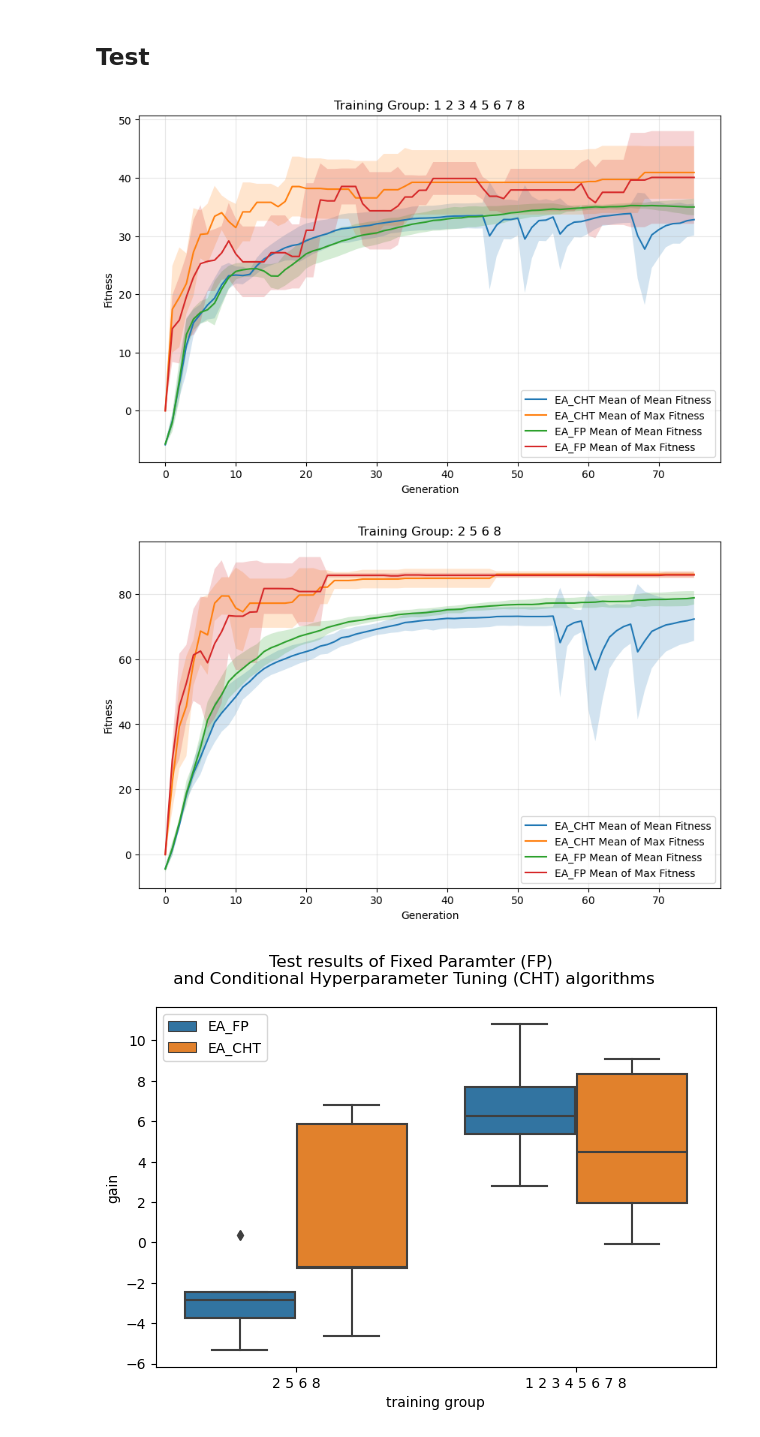
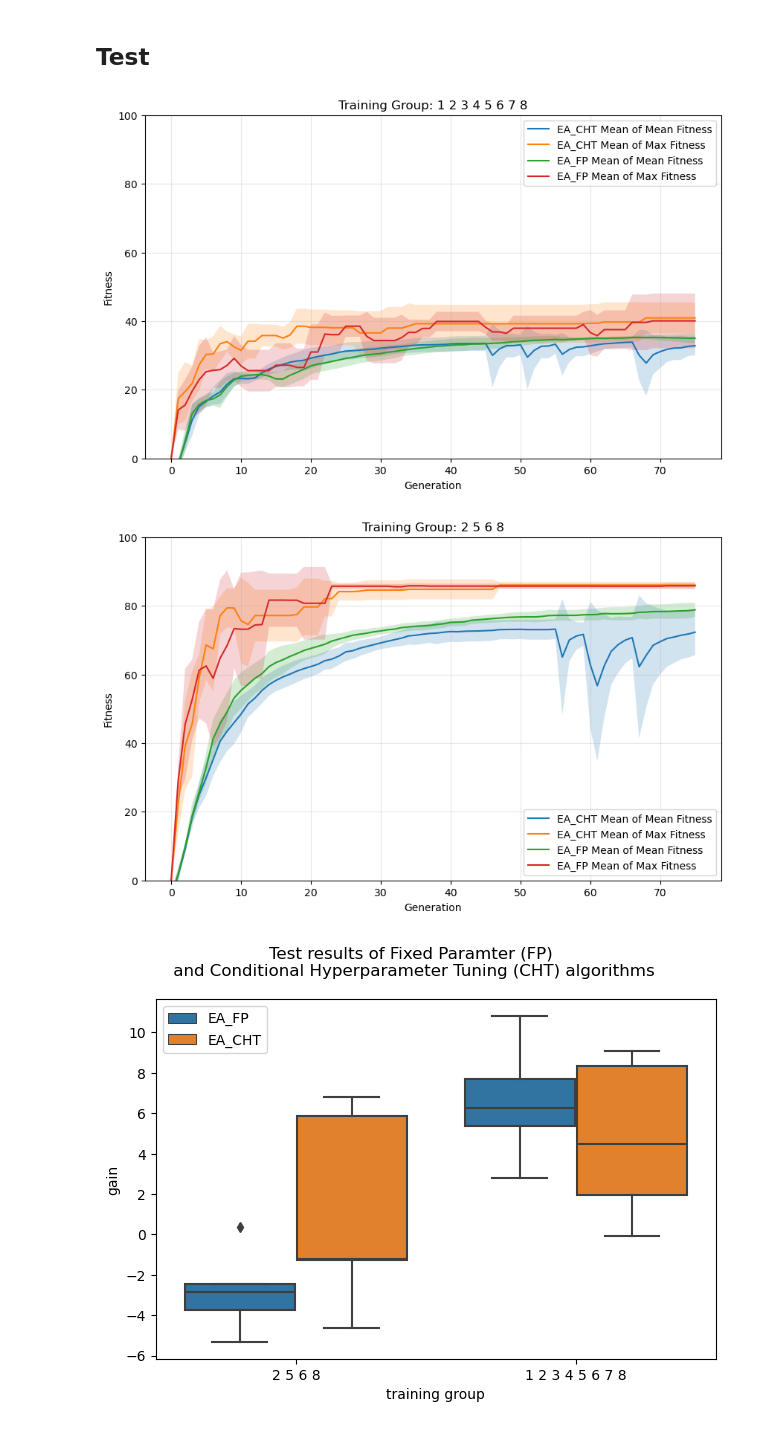
Before and after one commit to yossiyhartman/EvoMan---Generalist, a Jupyter notebook: paper_visuals.ipynb, the cells around one changed output. Saved outputs shown, nothing was run; the diff lists cells and outputs as text; code cells hidden in the pictures.

```diff
--- a/paper_visuals.ipynb
+++ b/paper_visuals.ipynb
@@ -67,35 +67,36 @@ for training_group in grouped_df['training group'].unique():
 
     # For each algorithm in the training group, plot both mean and max fitness
     for algorithm in subset['algorithm'].unique():
         algo_subset = subset[subset['algorithm'] == algorithm]
 
         # Plot the mean of mean fitness
         plt.plot(algo_subset['gen'], algo_subset['mean_of_mean_fitness'], label=f'{algorithm} Mean of Mean Fitness')
 
         # Plot the mean of max fitness
         plt.plot(algo_subset['gen'], algo_subset['mean_of_max_fitness'], label=f'{algorithm} Mean of Max Fitness')
 
         # Optionally, plot the standard deviation as shaded area for mean fitness
         plt.fill_between(algo_subset['gen'],
                          algo_subset['mean_of_mean_fitness'] - algo_subset['std_of_mean_fitness'],
                          algo_subset['mean_of_mean_fitness'] + algo_subset['std_of_mean_fitness'],
                          alpha=0.2)
 
         # Optionally, plot the standard deviation as shaded area for max fitness
         plt.fill_between(algo_subset['gen'],
                          algo_subset['mean_of_max_fitness'] - algo_subset['std_of_max_fitness'],
                          algo_subset['mean_of_max_fitness'] + algo_subset['std_of_max_fitness'],
                          alpha=0.2)
 
     plt.title(f'Training Group: {training_group}')
     plt.xlabel('Generation')
     plt.ylabel('Fitness')
+    plt.ylim(0, 100)
     plt.legend()
     plt.grid(alpha=0.3)
     plt.show()
 # %% [output]
-[figure, old version]
+[figure, new version]
-[figure, old version]
+[figure, new version]
 # %%
 from scipy import stats
 
```
